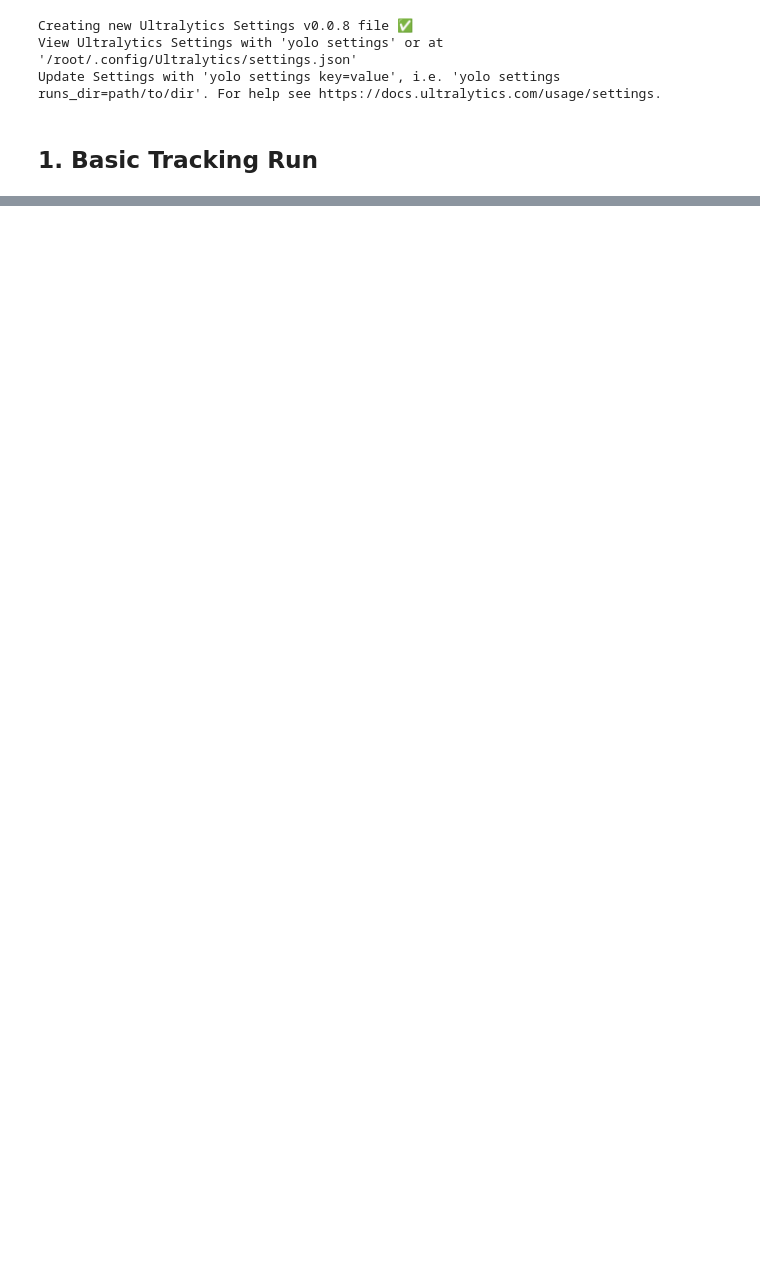
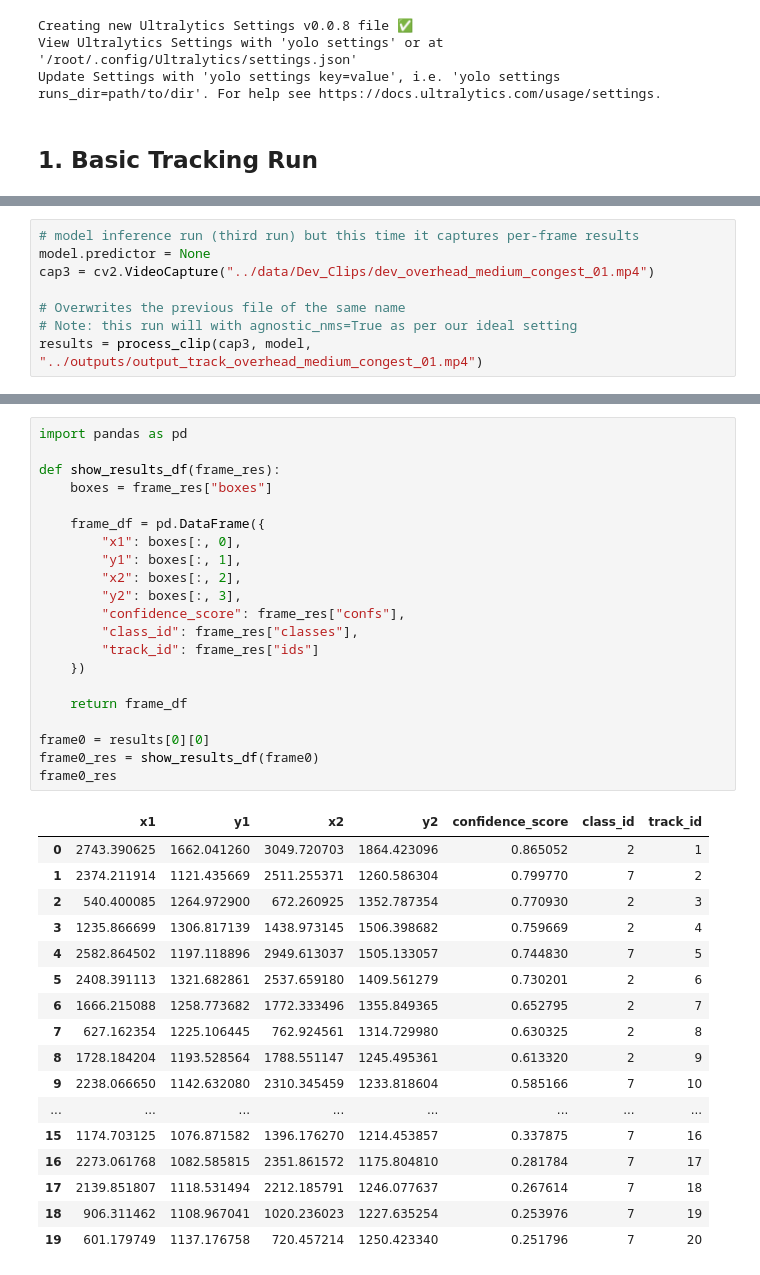
Before and after one commit to reubenjosephisidoro/line-counter, a Jupyter notebook: notebooks/tracking-video-analysis.ipynb, the cells around one changed output, grey strips where cells are left out. Drawn from its saved outputs; the diff is of its cells as text; blank space fills up the shorter version.

```diff
--- a/notebooks/tracking-video-analysis.ipynb
+++ b/notebooks/tracking-video-analysis.ipynb
@@ -341,0 +464,8 @@ Note that even if a vehicle entered the reliable zone with a wrong ID (for examp
+# %%
+# model inference run (third run) but this time it captures per-frame results
+model.predictor = None
+cap3 = cv2.VideoCapture("../data/Dev_Clips/dev_overhead_medium_congest_01.mp4")
+
+# Overwrites the previous file of the same name
+# Note: this run will with agnostic_nms=True as per our ideal setting
+results = process_clip(cap3, model, "../outputs/output_track_overhead_medium_congest_01.mp4")
@@ -341,0 +493,39 @@ Note that even if a vehicle entered the reliable zone with a wrong ID (for examp
+# %%
+import pandas as pd
+
+def show_results_df(frame_res):
+    boxes = frame_res["boxes"]
+
+    frame_df = pd.DataFrame({
+        "x1": boxes[:, 0],
+        "y1": boxes[:, 1],
+        "x2": boxes[:, 2],
+        "y2": boxes[:, 3],
+        "confidence_score": frame_res["confs"],
+        "class_id": frame_res["classes"],
+        "track_id": frame_res["ids"]
+    })
+
+    return frame_df
+
+frame0 = results[0][0]
+frame0_res = show_results_df(frame0)
+frame0_res
+# %% [output]
+|  | x1 | y1 | x2 | y2 | confidence_score | class_id | track_id |
+| 0 | 2743.390625 | 1662.041260 | 3049.720703 | 1864.423096 | 0.865052 | 2 | 1 |
+| 1 | 2374.211914 | 1121.435669 | 2511.255371 | 1260.586304 | 0.799770 | 7 | 2 |
+| 2 | 540.400085 | 1264.972900 | 672.260925 | 1352.787354 | 0.770930 | 2 | 3 |
+| 3 | 1235.866699 | 1306.817139 | 1438.973145 | 1506.398682 | 0.759669 | 2 | 4 |
+| 4 | 2582.864502 | 1197.118896 | 2949.613037 | 1505.133057 | 0.744830 | 7 | 5 |
+| 5 | 2408.391113 | 1321.682861 | 2537.659180 | 1409.561279 | 0.730201 | 2 | 6 |
+| 6 | 1666.215088 | 1258.773682 | 1772.333496 | 1355.849365 | 0.652795 | 2 | 7 |
+| 7 | 627.162354 | 1225.106445 | 762.924561 | 1314.729980 | 0.630325 | 2 | 8 |
+| 8 | 1728.184204 | 1193.528564 | 1788.551147 | 1245.495361 | 0.613320 | 2 | 9 |
+| 9 | 2238.066650 | 1142.632080 | 2310.345459 | 1233.818604 | 0.585166 | 7 | 10 |
+| ... | ... | ... | ... | ... | ... | ... | ... |
+| 15 | 1174.703125 | 1076.871582 | 1396.176270 | 1214.453857 | 0.337875 | 7 | 16 |
+| 16 | 2273.061768 | 1082.585815 | 2351.861572 | 1175.804810 | 0.281784 | 7 | 17 |
+| 17 | 2139.851807 | 1118.531494 | 2212.185791 | 1246.077637 | 0.267614 | 7 | 18 |
+| 18 | 906.311462 | 1108.967041 | 1020.236023 | 1227.635254 | 0.253976 | 7 | 19 |
+| 19 | 601.179749 | 1137.176758 | 720.457214 | 1250.423340 | 0.251796 | 7 | 20 |
```
Also changed, not shown: parts of 28 cells of this notebook, 9 other files.
